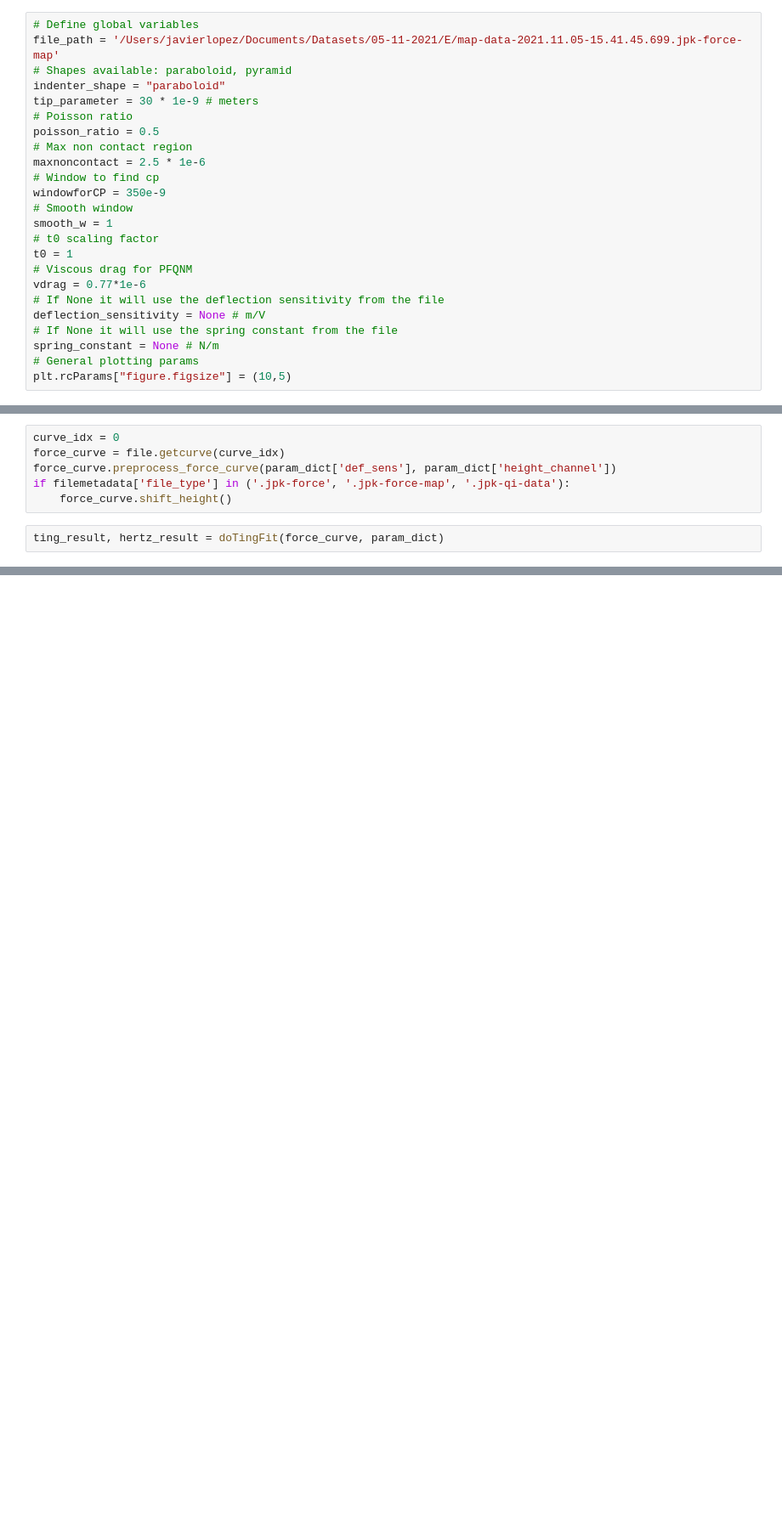
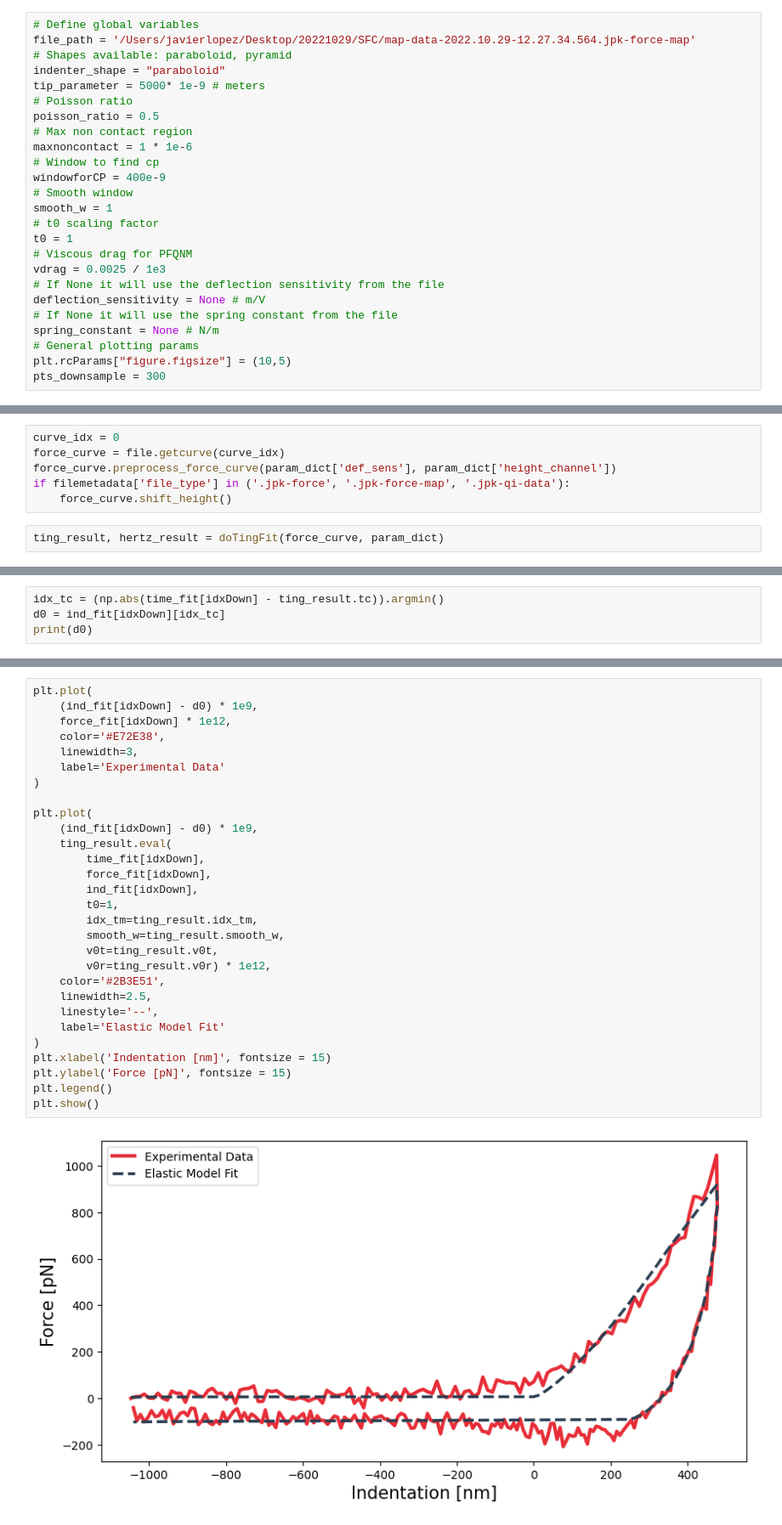
Before and after one commit to jlopezalo/PyFMRheo, a Jupyter notebook: examples/Ting Fit Routine Example.ipynb, the cells around one changed output, grey strips where cells are left out. Shown at 85% size. Cells and saved outputs as stored; diff of their text form; blank space fills up the shorter version.

```diff
--- a/examples/Ting Fit Routine Example.ipynb
+++ b/examples/Ting Fit Routine Example.ipynb
@@ -55,28 +55,29 @@ from pyafmreader import loadfile
 from pyafmrheo.routines.TingFit import doTingFit
 # %%
 # Define global variables
-file_path = '/Users/javierlopez/Documents/Datasets/05-11-2021/E/map-data-2021.11.05-15.41.45.699.jpk-force-map'
+file_path = '/Users/javierlopez/Desktop/20221029/SFC/map-data-2022.10.29-12.27.34.564.jpk-force-map'
 # Shapes available: paraboloid, pyramid
 indenter_shape = "paraboloid"
-tip_parameter = 30 * 1e-9 # meters
+tip_parameter = 5000* 1e-9 # meters
 # Poisson ratio
 poisson_ratio = 0.5
 # Max non contact region
-maxnoncontact = 2.5 * 1e-6
+maxnoncontact = 1 * 1e-6
 # Window to find cp
-windowforCP = 350e-9
+windowforCP = 400e-9
 # Smooth window
 smooth_w = 1
 # t0 scaling factor
 t0 = 1
 # Viscous drag for PFQNM
-vdrag = 0.77*1e-6
+vdrag = 0.0025 / 1e3
 # If None it will use the deflection sensitivity from the file
 deflection_sensitivity = None # m/V
 # If None it will use the spring constant from the file
 spring_constant = None # N/m
 # General plotting params
 plt.rcParams["figure.figsize"] = (10,5)
+pts_downsample = 300
 # %%
 file = loadfile(file_path)
 # %%
@@ -174,0 +204,4 @@ ting_result.fit_report()
+# %%
+idx_tc = (np.abs(time_fit[idxDown] - ting_result.tc)).argmin()
+d0 = ind_fit[idxDown][idx_tc]
+print(d0)
@@ -174,0 +210,31 @@ ting_result.fit_report()
+# %%
+plt.plot(
+    (ind_fit[idxDown] - d0) * 1e9,
+    force_fit[idxDown] * 1e12,
+    color='#E72E38',
+    linewidth=3,
+    label='Experimental Data'
+)
+
+plt.plot(
+    (ind_fit[idxDown] - d0) * 1e9,
+    ting_result.eval(
+        time_fit[idxDown],
+        force_fit[idxDown],
+        ind_fit[idxDown],
+        t0=1,
+        idx_tm=ting_result.idx_tm,
+        smooth_w=ting_result.smooth_w,
+        v0t=ting_result.v0t,
+        v0r=ting_result.v0r) * 1e12,
+    color='#2B3E51',
+    linewidth=2.5,
+    linestyle='--',
+    label='Elastic Model Fit'
+)
+plt.xlabel('Indentation [nm]', fontsize = 15)
+plt.ylabel('Force [pN]', fontsize = 15)
+plt.legend()
+plt.show()
+# %% [output]
+[figure, added]
```
Also changed, not shown: parts of 9 cells of this notebook, 4 other files.
